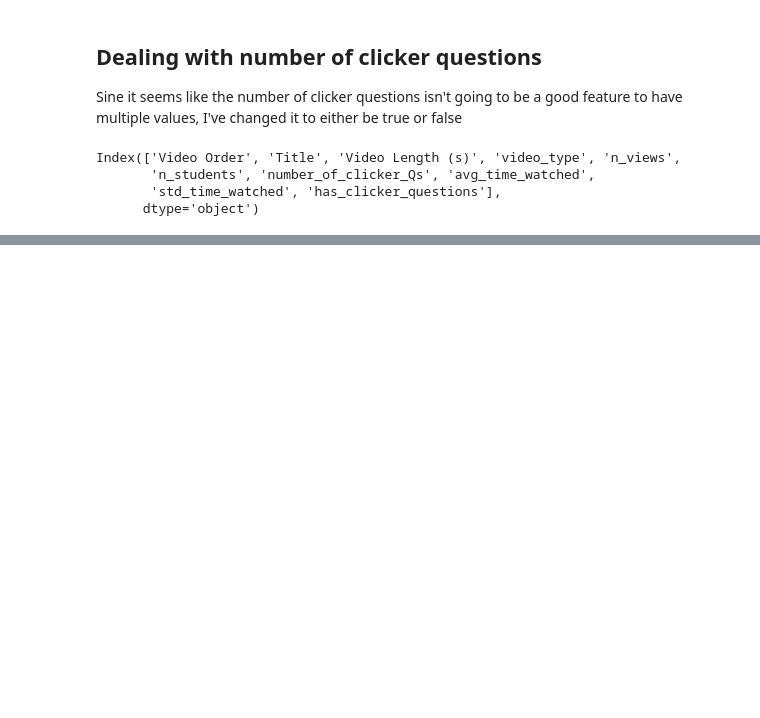
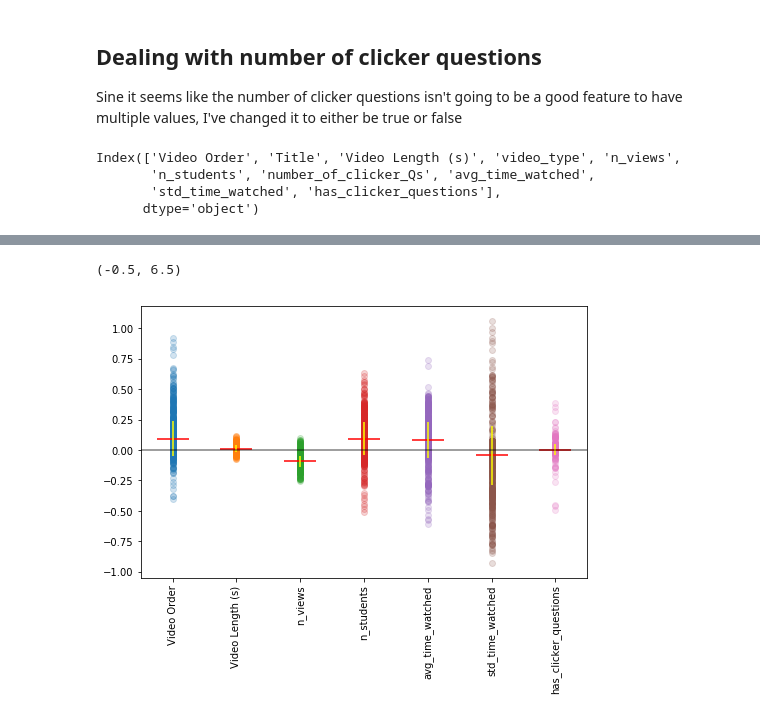
Before and after one commit to PERLMSU/quantitative-analysis-group, a Jupyter notebook: python/logistic regression - classifying video types.ipynb, the cells around one changed output, grey strips where cells are left out. Cells and saved outputs as stored; diff of their text form; code cells hidden in the pictures; blank space fills up the shorter version.

```diff
--- a/python/logistic regression - classifying video types.ipynb
+++ b/python/logistic regression - classifying video types.ipynb
@@ -66,0 +111,18 @@ array([[ 7,  1],
+# %%
+coefs = np.array(coefs)
+# %%
+fig, ax = plt.subplots(figsize=(8, 5))
+
+for n in range(7):
+    ax.scatter((n,)*1000, coefs[:,n], alpha=0.2)
+    ax.scatter(n, np.mean(coefs[:,n]), s=1000, marker='_', color='red')
+    ax.errorbar(x=n, y=np.mean(coefs[:,n]), yerr=np.std(coefs[:,n]), color='yellow')
+
+ax.set_xticks(np.arange(0, 7))
+ax.set_xticklabels(features, rotation=90)
+
+ax.plot([-1, 8], [0, 0], color='black', alpha=0.5)
+ax.set_xlim(-0.5, 6.5)
+# %% [output]
+(-0.5, 6.5)
+[figure, added]
```
Also changed, not shown: parts of 16 cells of this notebook.
